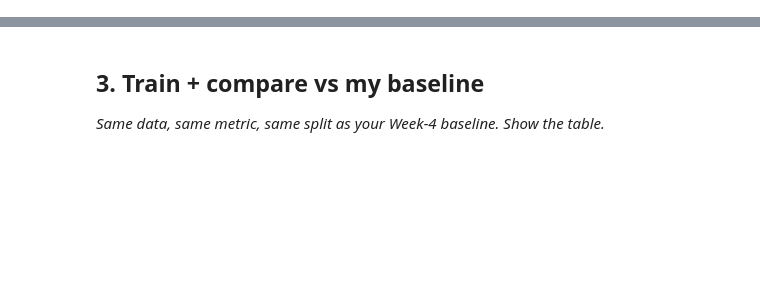
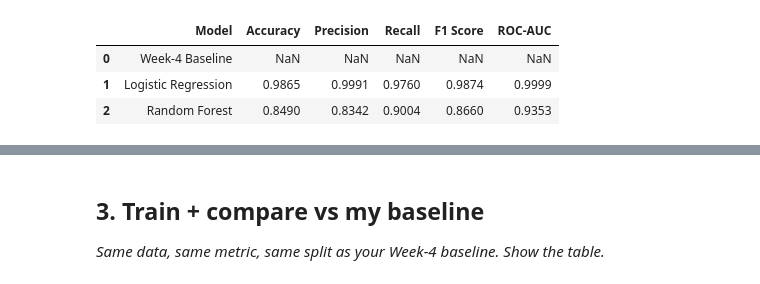
Before and after one commit to Dilip-Git18/flyrank-ml-internship, a Jupyter notebook: work/notebooks/w05_model.ipynb, the cells around one changed output, grey strips where cells are left out. Cells and saved outputs as stored; diff of their text form; code cells hidden in the pictures; blank space fills up the shorter version.

```diff
--- a/work/notebooks/w05_model.ipynb
+++ b/work/notebooks/w05_model.ipynb
@@ -16,0 +364,69 @@ This skeleton is yours to fill. Work the sections **in order** — each one has
+# %%
+def evaluate_model(name, y_true, prediction, probability):
+
+    return {
+        "Model": name,
+        "Accuracy": round(
+            accuracy_score(y_true, prediction), 4
+        ),
+        "Precision": round(
+            precision_score(y_true, prediction), 4
+        ),
+        "Recall": round(
+            recall_score(y_true, prediction), 4
+        ),
+        "F1 Score": round(
+            f1_score(y_true, prediction), 4
+        ),
+        "ROC-AUC": round(
+            roc_auc_score(y_true, probability), 4
+        )
+    }
+
+
+# Model results
+
+logistic_result = evaluate_model(
+    "Logistic Regression",
+    y_test,
+    logistic_pred,
+    logistic_prob
+)
+
+
+rf_result = evaluate_model(
+    "Random Forest",
+    y_test,
+    rf_pred,
+    rf_prob
+)
+
+
+# Week-4 baseline placeholder
+# Replace these values with your ML-07 baseline results
+
+baseline_result = {
+    "Model": "Week-4 Baseline",
+    "Accuracy": None,
+    "Precision": None,
+    "Recall": None,
+    "F1 Score": None,
+    "ROC-AUC": None
+}
+
+
+comparison_table = pd.DataFrame(
+    [
+        baseline_result,
+        logistic_result,
+        rf_result
+    ]
+)
+
+
+comparison_table
+# %% [output]
+|  | Model | Accuracy | Precision | Recall | F1 Score | ROC-AUC |
+| 0 | Week-4 Baseline | NaN | NaN | NaN | NaN | NaN |
+| 1 | Logistic Regression | 0.9865 | 0.9991 | 0.9760 | 0.9874 | 0.9999 |
+| 2 | Random Forest | 0.8490 | 0.8342 | 0.9004 | 0.8660 | 0.9353 |
```
Also changed, not shown: parts of 21 cells of this notebook.
